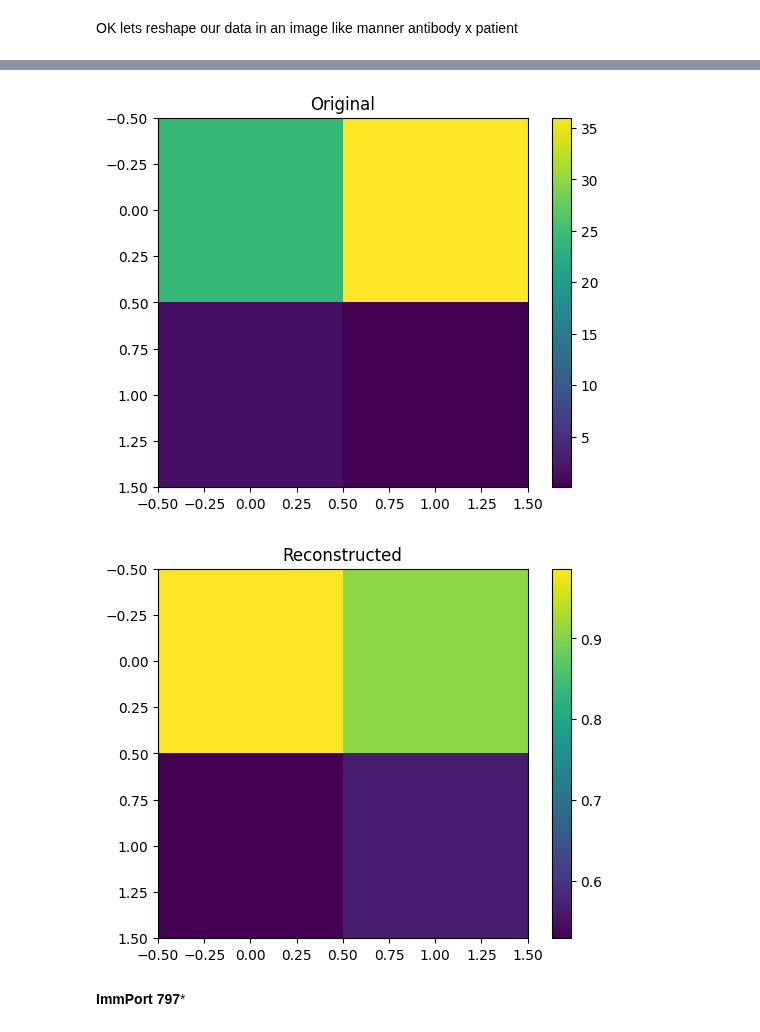
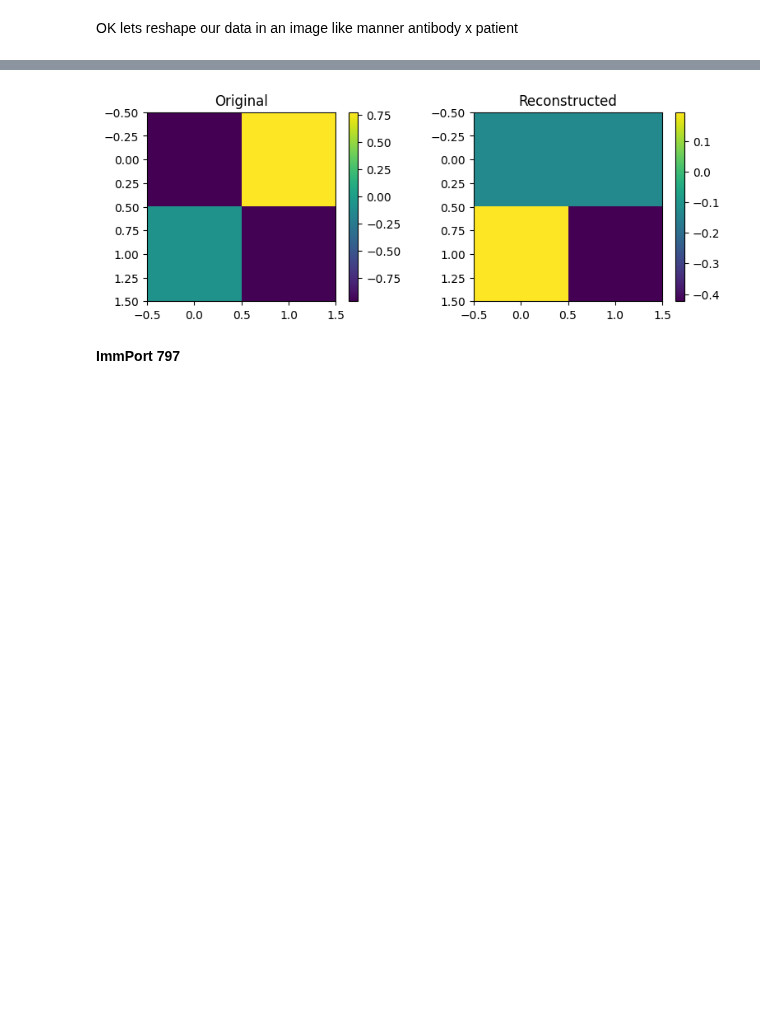
Before and after one commit to NIH-NLM/oadr-autoantibody, a Jupyter notebook: ipynb/antibody_cnn_unsupervised_test.ipynb, the cells around one changed output, grey strips where cells are left out. Drawn from its saved outputs; the diff is of its cells as text; code cells hidden in the pictures; blank space fills up the shorter version.

```diff
--- a/ipynb/antibody_cnn_unsupervised_test.ipynb
+++ b/ipynb/antibody_cnn_unsupervised_test.ipynb
@@ -161,3 +83,10 @@ Model: "functional_1"
 # %%
-autoencoder.fit(X_reshaped, X_reshaped, epochs=50, batch_size=8, shuffle=True)
+history = autoencoder.fit(
+    X_train_reshaped, X_train_reshaped,
+    epochs=100,
+    batch_size=8,
+    shuffle=True,
+    validation_data=(X_test_reshaped, X_test_reshaped),
+    verbose=1
+)
 # %% [output]
@@ -181,0 +110,9 @@ Epoch 50/50
+# %%
+# Reconstruct test set
+reconstructed = autoencoder.predict(X_test_reshaped)
+
+# Compute MSE per sample
+X_test_flat = X_test_reshaped.reshape((X_test_reshaped.shape[0], -1))
+reconstructed_flat = reconstructed.reshape((reconstructed.shape[0], -1))
+mse = mean_squared_error(X_test_flat, reconstructed_flat)
+print(f"Test MSE: {mse:.4f}")
@@ -182,17 +122,16 @@ Epoch 50/50
 # %%
-# Reconstruct
-reconstructed = autoencoder.predict(X_reshaped)
+plt.figure(figsize=(8, 3))
 
-# Visualize original and reconstructed input
-import matplotlib.pyplot as plt
-
-plt.imshow(X_reshaped[0].squeeze(), cmap='viridis')
+plt.subplot(1, 2, 1)
+plt.imshow(X_test_reshaped[0].squeeze(), cmap='viridis')
 plt.title("Original")
 plt.colorbar()
-plt.show()
 
+plt.subplot(1, 2, 2)
 plt.imshow(reconstructed[0].squeeze(), cmap='viridis')
 plt.title("Reconstructed")
 plt.colorbar()
+
+plt.tight_layout()
 plt.show()
 # %% [output]
@@ -200,4 +138,3 @@ plt.show()
-[figure, old version]
+[figure, new version]
-[figure, removed]
 # %% [markdown]
-**ImmPort 797***
+**ImmPort 797**
```
Also changed, not shown: parts of 28 cells of this notebook.
